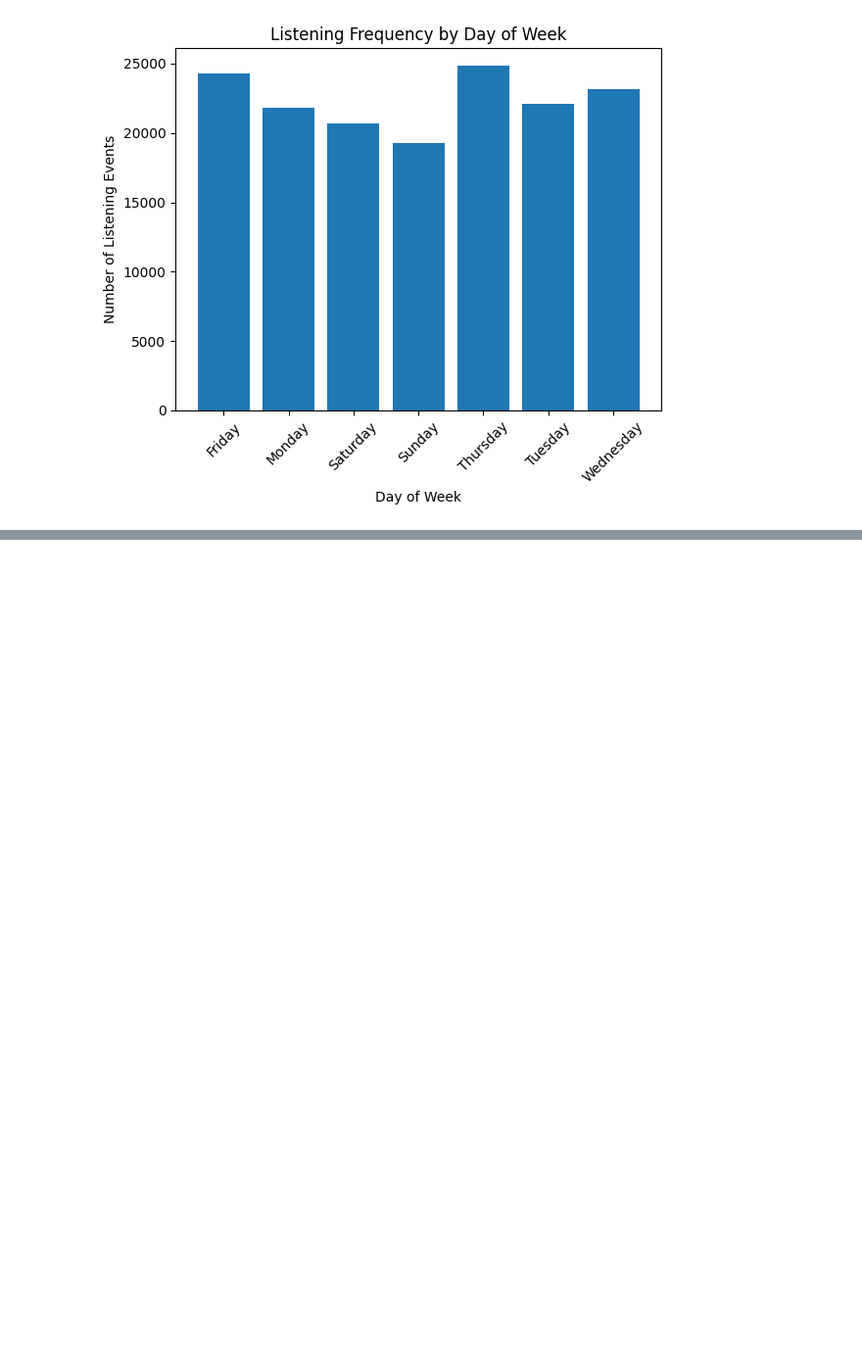
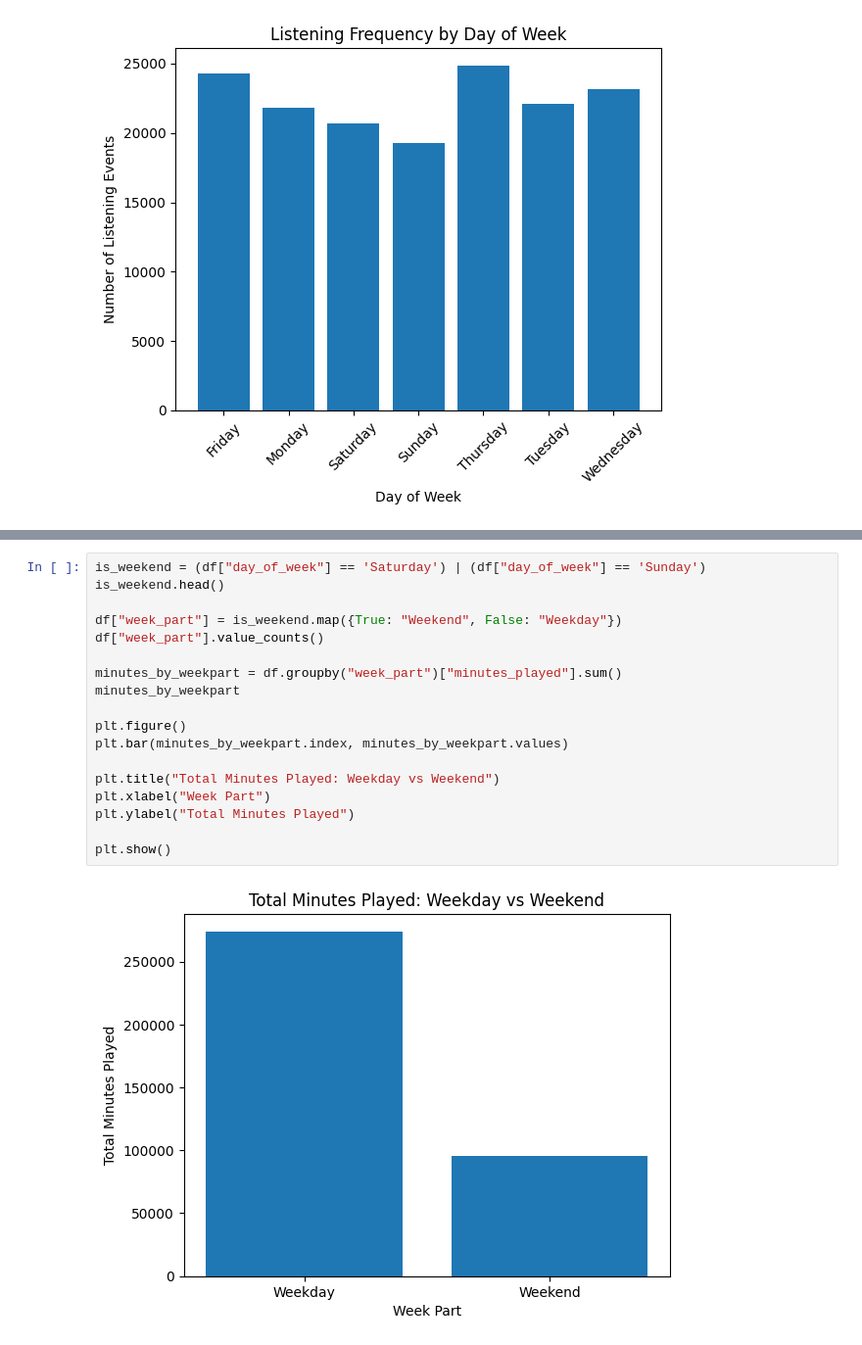
Before and after one commit to austin-ing/spotify_listening_analysis, a Jupyter notebook: notebooks/spotify_eda.ipynb, the cells around one changed output, grey strips where cells are left out. Shown at 98% size. Drawn from its saved outputs; the diff is of its cells as text; blank space fills up the shorter version.

```diff
--- a/notebooks/spotify_eda.ipynb
+++ b/notebooks/spotify_eda.ipynb
@@ -262,0 +309,20 @@ plt.show()
+# %%
+is_weekend = (df["day_of_week"] == 'Saturday') | (df["day_of_week"] == 'Sunday')
+is_weekend.head()
+
+df["week_part"] = is_weekend.map({True: "Weekend", False: "Weekday"})
+df["week_part"].value_counts()
+
+minutes_by_weekpart = df.groupby("week_part")["minutes_played"].sum()
+minutes_by_weekpart
+
+plt.figure()
+plt.bar(minutes_by_weekpart.index, minutes_by_weekpart.values)
+
+plt.title("Total Minutes Played: Weekday vs Weekend")
+plt.xlabel("Week Part")
+plt.ylabel("Total Minutes Played")
+
+plt.show()
+# %% [output]
+[figure, added]
```
Also changed, not shown: parts of 3 cells of this notebook.
